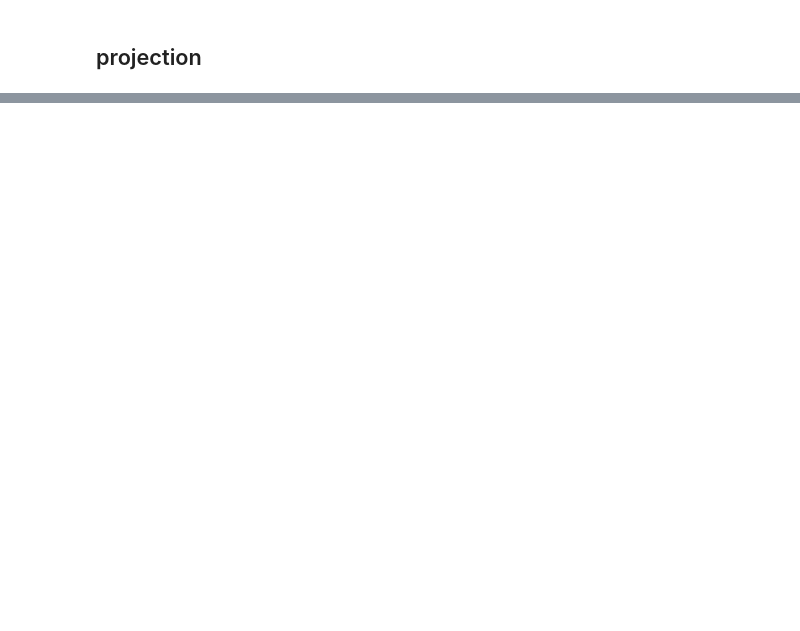
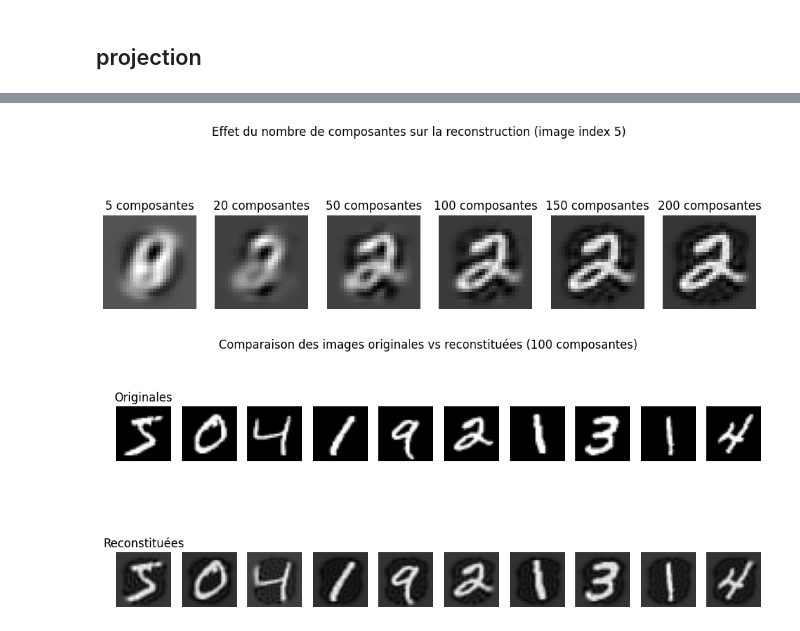
Before and after one commit to Arys02/unsupervized_ml_sandbox, a Jupyter notebook: models/pca/pca_compression.ipynb, the cells around one changed output, grey strips where cells are left out. Drawn from its saved outputs; the diff is of its cells as text; code cells hidden in the pictures; blank space fills up the shorter version.

```diff
--- a/models/pca/pca_compression.ipynb
+++ b/models/pca/pca_compression.ipynb
@@ -637,0 +662,51 @@ Variance explained by first 3 components: 0.245 (24.5%)
+# %%
+import numpy as np
+import matplotlib.pyplot as plt
+from sklearn.metrics import mean_squared_error
+
+X_train_flat = np.array([img.flatten() for img in x_train])
+
+components_list = [5, 20, 50, 100,150,200]
+n = 5
+
+plt.figure(figsize=(12, 4))
+for i, n_comp in enumerate(components_list):
+    pca = PCAFromScratch(n_components=n_comp, normalization='full')
+    pca.fit(X_train_flat)
+    X_reconstructed_temp = pca.inverse_transform(pca.transform(X_train_flat))
+
+    plt.subplot(1, len(components_list), i + 1)
+    plt.imshow(X_reconstructed_temp[n].reshape(28, 28), cmap="gray")
+    plt.title(f"{n_comp} composantes")
+    plt.axis("off")
+
+plt.suptitle("Effet du nombre de composantes sur la reconstruction (image index 5)")
+plt.show()
+
+pca = PCAFromScratch(n_components=200, normalization='full')
+pca.fit(X_train_flat)
+X_reduced = pca.transform(X_train_flat)
+X_reconstructed = pca.inverse_transform(X_reduced)
+
+n_samples = 10
+plt.figure(figsize=(12, 5))
+for i in range(n_samples):
+    # Image originale
+    plt.subplot(2, n_samples, i + 1)
+    plt.imshow(x_train[i].reshape(28, 28), cmap="gray")
+    plt.axis("off")
+    if i == 0:
+        plt.title("Originales")
+
+    # Image reconstituée
+    plt.subplot(2, n_samples, i + 1 + n_samples)
+    plt.imshow(X_reconstructed[i].reshape(28, 28), cmap="gray")
+    plt.axis("off")
+    if i == 0:
+        plt.title("Reconstituées")
+
+plt.suptitle("Comparaison des images originales vs reconstituées (100 composantes)")
+plt.show()
+# %% [output]
+[figure, added]
+[figure, added]
```
Also changed, not shown: parts of 6 cells of this notebook.
